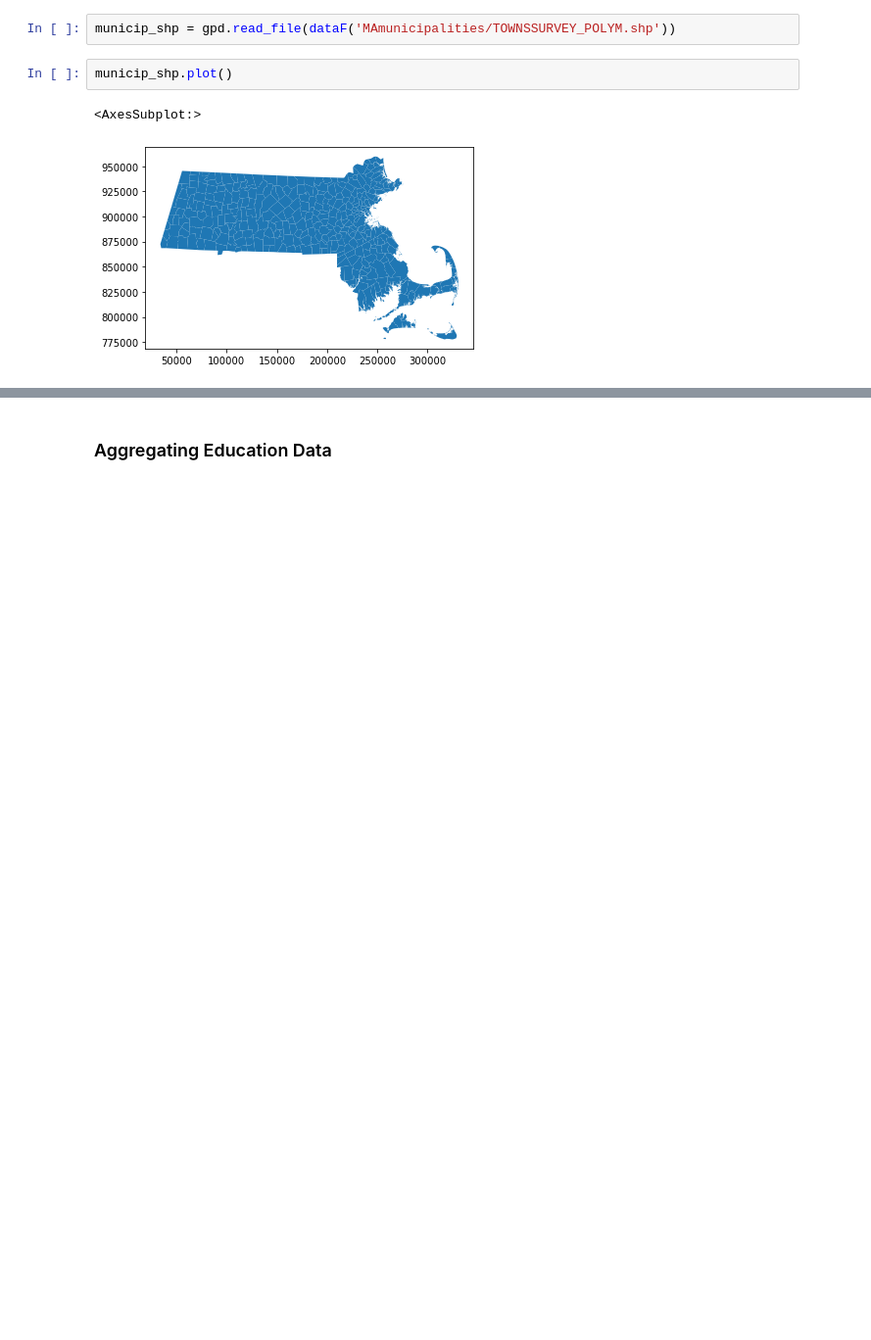
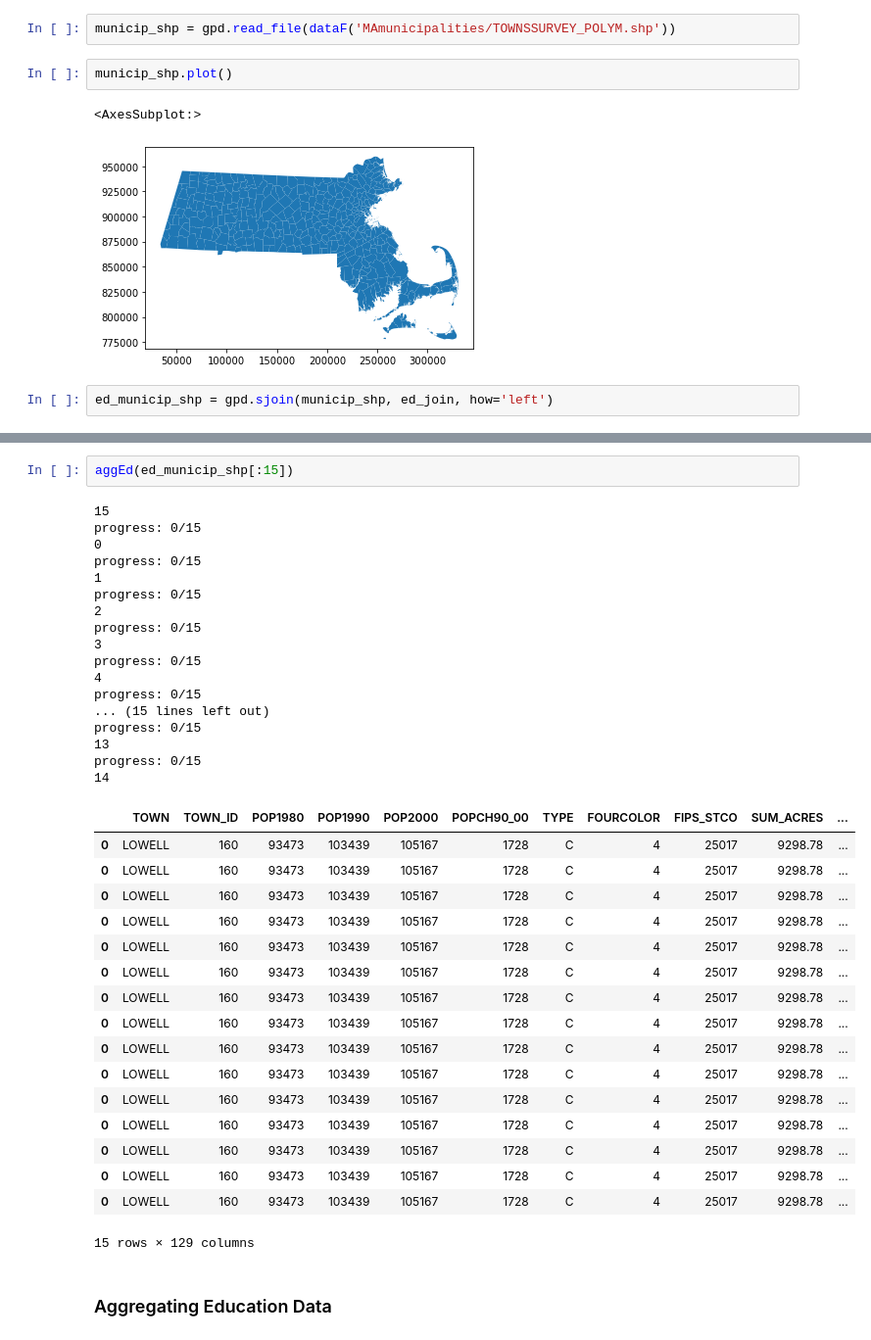
Before and after one commit to ghostpress/ee509-project, a Jupyter notebook: code/processing/dataProcNotebook.ipynb, the cells around one changed output, grey strips where cells are left out. Shown: that part at 98% size. Saved outputs shown, nothing was run; the diff lists cells and outputs as text; blank space fills up the shorter version.

Commit message:
Wrote skeleton function to aggregate ed data by municipality

```diff
--- a/code/processing/dataProcNotebook.ipynb
+++ b/code/processing/dataProcNotebook.ipynb
@@ -116,4 +170,6 @@ municip_shp.plot()
 # %% [output]
 <AxesSubplot:>
 [figure]
+# %%
+ed_municip_shp = gpd.sjoin(municip_shp, ed_join, how='left')
 # %%
@@ -126,2 +259,39 @@ ed_municip_shp2.plot()
+# %%
+aggEd(ed_municip_shp[:15])
+# %% [output]
+15
+progress: 0/15
+0
+progress: 0/15
+1
+progress: 0/15
+2
+progress: 0/15
+3
+progress: 0/15
+4
+progress: 0/15
+... (15 lines left out)
+progress: 0/15
+13
+progress: 0/15
+14
+|  | TOWN | TOWN_ID | POP1980 | POP1990 | POP2000 | POPCH90_00 | TYPE | FOURCOLOR | FIPS_STCO | SUM_ACRES | ... |
+| 0 | LOWELL | 160 | 93473 | 103439 | 105167 | 1728 | C | 4 | 25017 | 9298.78 | ... |
+| 0 | LOWELL | 160 | 93473 | 103439 | 105167 | 1728 | C | 4 | 25017 | 9298.78 | ... |
+| 0 | LOWELL | 160 | 93473 | 103439 | 105167 | 1728 | C | 4 | 25017 | 9298.78 | ... |
+| 0 | LOWELL | 160 | 93473 | 103439 | 105167 | 1728 | C | 4 | 25017 | 9298.78 | ... |
+| 0 | LOWELL | 160 | 93473 | 103439 | 105167 | 1728 | C | 4 | 25017 | 9298.78 | ... |
+| 0 | LOWELL | 160 | 93473 | 103439 | 105167 | 1728 | C | 4 | 25017 | 9298.78 | ... |
+| 0 | LOWELL | 160 | 93473 | 103439 | 105167 | 1728 | C | 4 | 25017 | 9298.78 | ... |
+| 0 | LOWELL | 160 | 93473 | 103439 | 105167 | 1728 | C | 4 | 25017 | 9298.78 | ... |
+| 0 | LOWELL | 160 | 93473 | 103439 | 105167 | 1728 | C | 4 | 25017 | 9298.78 | ... |
+| 0 | LOWELL | 160 | 93473 | 103439 | 105167 | 1728 | C | 4 | 25017 | 9298.78 | ... |
+| 0 | LOWELL | 160 | 93473 | 103439 | 105167 | 1728 | C | 4 | 25017 | 9298.78 | ... |
+| 0 | LOWELL | 160 | 93473 | 103439 | 105167 | 1728 | C | 4 | 25017 | 9298.78 | ... |
+| 0 | LOWELL | 160 | 93473 | 103439 | 105167 | 1728 | C | 4 | 25017 | 9298.78 | ... |
+| 0 | LOWELL | 160 | 93473 | 103439 | 105167 | 1728 | C | 4 | 25017 | 9298.78 | ... |
+| 0 | LOWELL | 160 | 93473 | 103439 | 105167 | 1728 | C | 4 | 25017 | 9298.78 | ... |
+15 rows × 129 columns
 # %% [markdown]
 ### Aggregating Education Data
```
Also changed, not shown: parts of 7 cells of this notebook, 1 other file.
